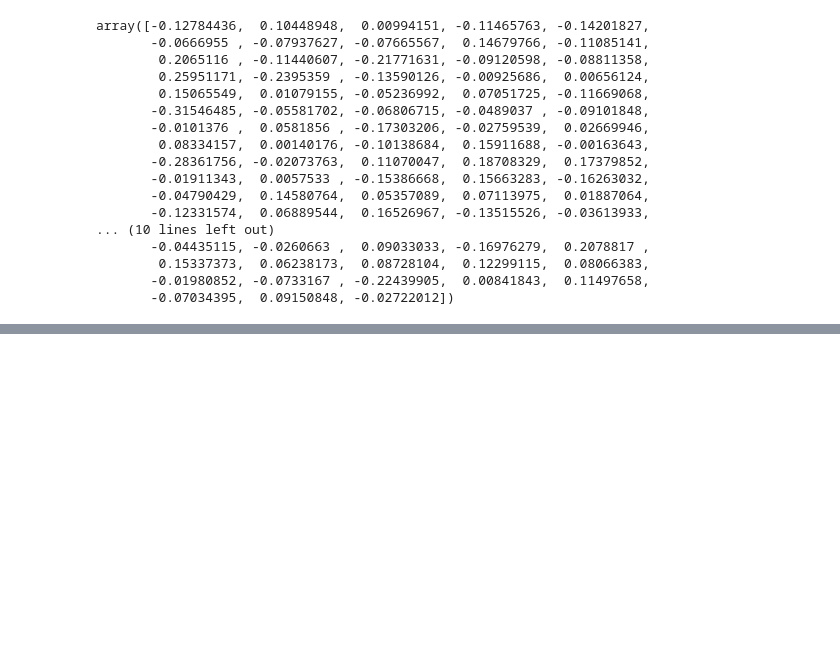
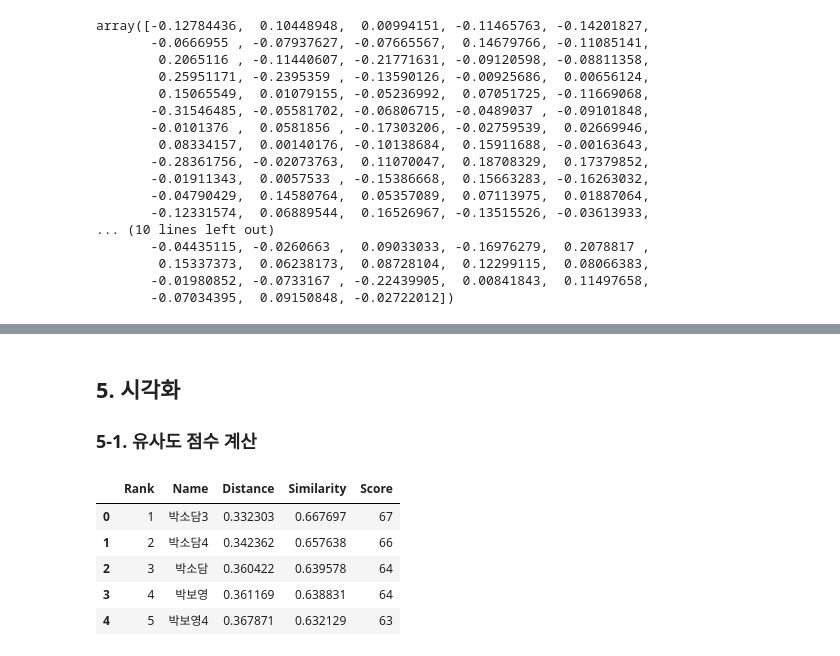
Before and after one commit to kec0130/AIFFEL-project, a Jupyter notebook: exploration/E7_face_embedding_pjt.ipynb, the cells around one changed output, grey strips where cells are left out. Cells and saved outputs as stored; diff of their text form; code cells hidden in the pictures; blank space fills up the shorter version.

```diff
--- a/exploration/E7_face_embedding_pjt.ipynb
+++ b/exploration/E7_face_embedding_pjt.ipynb
@@ -120,31 +119,29 @@ def get_sort_key_func(name1):
         return get_distance(name1, name2)
     return get_distance_from_name1
 # %%
+import pandas as pd
+
 # 거리가 가장 가까운 순으로 출력해주는 함수
-def get_nearest_face(name, top=7):
+def get_nearest_face(name, top=6):
     sort_key_func = get_sort_key_func(name)
     sorted_faces = sorted(embedding_dict.items(), key=lambda x:sort_key_func(x[0]))
 
+    rank, name, dist = [], [], []
+    idx = 1
+
     for i in range(top+1):
-        if i == 0 :   # 첫번째로 나오는 이름은 자기 자신일 것이므로 제외합시다.
+        if i == 0 :   # 첫 번째로 나오는 이름은 자기 자신이므로 제외
             continue
-        if sorted_faces[i]:
-            print('순위 {} : 이름({}), 거리({})'.format(i, sorted_faces[i][0], sort_key_func(sorted_faces[i][0])))
+        elif sorted_faces[i][0].startswith('고은채'):   # 나의 다른 사진도 제외
+            continue
+        else:
+            rank.append(idx)
+            name.append(sorted_faces[i][0])
+            dist.append(sort_key_func(sorted_faces[i][0]))
+            idx += 1
+
+    data = {'Rank': rank, 'Name': name, 'Distance': dist}
+    return pd.DataFrame(data)
-# %%
-# 거리가 가장 가까운 순으로 출력해주는 함수
-def get_nearest_face(name, top=7):
-    sort_key_func = get_sort_key_func(name)
-    sorted_faces = sorted(embedding_dict.items(), key=lambda x:sort_key_func(x[0]))
-
-    idx = 1
-    for i in range(top+1):
-        if i == 0 :   # 첫 번째로 나오는 이름은 자기 자신이므로 제외
-            continue
-        elif sorted_faces[i][0].startswith('고은채'):   # 그 외 내 사진도 제외
-            continue
-        else:
-            print('순위 {} : 이름({}), 거리({})'.format(idx, sorted_faces[i][0], sort_key_func(sorted_faces[i][0])))
-            idx += 1
 # %%
 # 나와 가장 닮은 사람은 누굴까요?
 get_nearest_face('고은채1')
@@ -156,0 +165,15 @@ get_nearest_face('고은채1')
+# %% [markdown]
+## 5. 시각화
+### 5-1. 유사도 점수 계산
+# %%
+df_1 = get_nearest_face('고은채1')
+df_1['Similarity'] = 1 - df_1['Distance']   # 1에서 거리를 뺀 유사도
+df_1['Score'] = (df_1['Similarity'] * 100).round().astype(int)  # 유사도에 100을 곱해 반올림한 점수
+df_1
+# %% [output]
+|  | Rank | Name | Distance | Similarity | Score |
+| 0 | 1 | 박소담3 | 0.332303 | 0.667697 | 67 |
+| 1 | 2 | 박소담4 | 0.342362 | 0.657638 | 66 |
+| 2 | 3 | 박소담 | 0.360422 | 0.639578 | 64 |
+| 3 | 4 | 박보영 | 0.361169 | 0.638831 | 64 |
+| 4 | 5 | 박보영4 | 0.367871 | 0.632129 | 63 |
```
Also changed, not shown: parts of 19 cells of this notebook.
